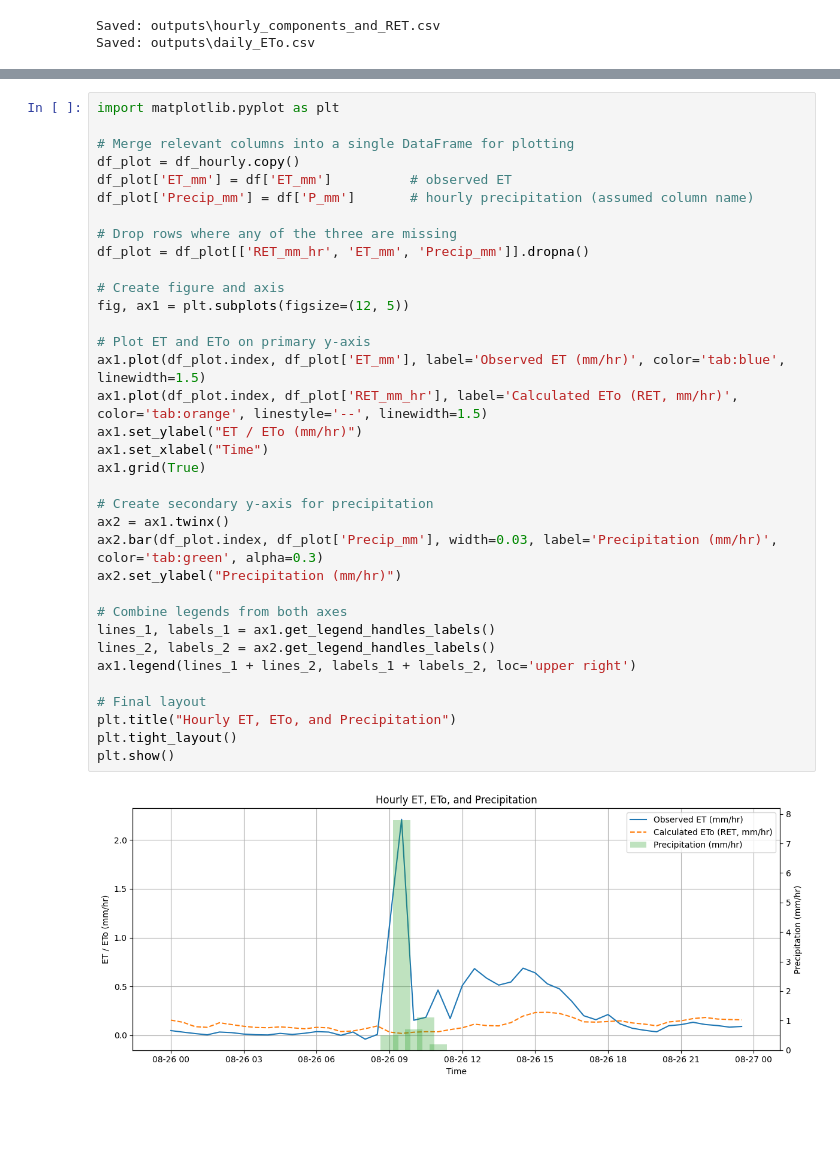
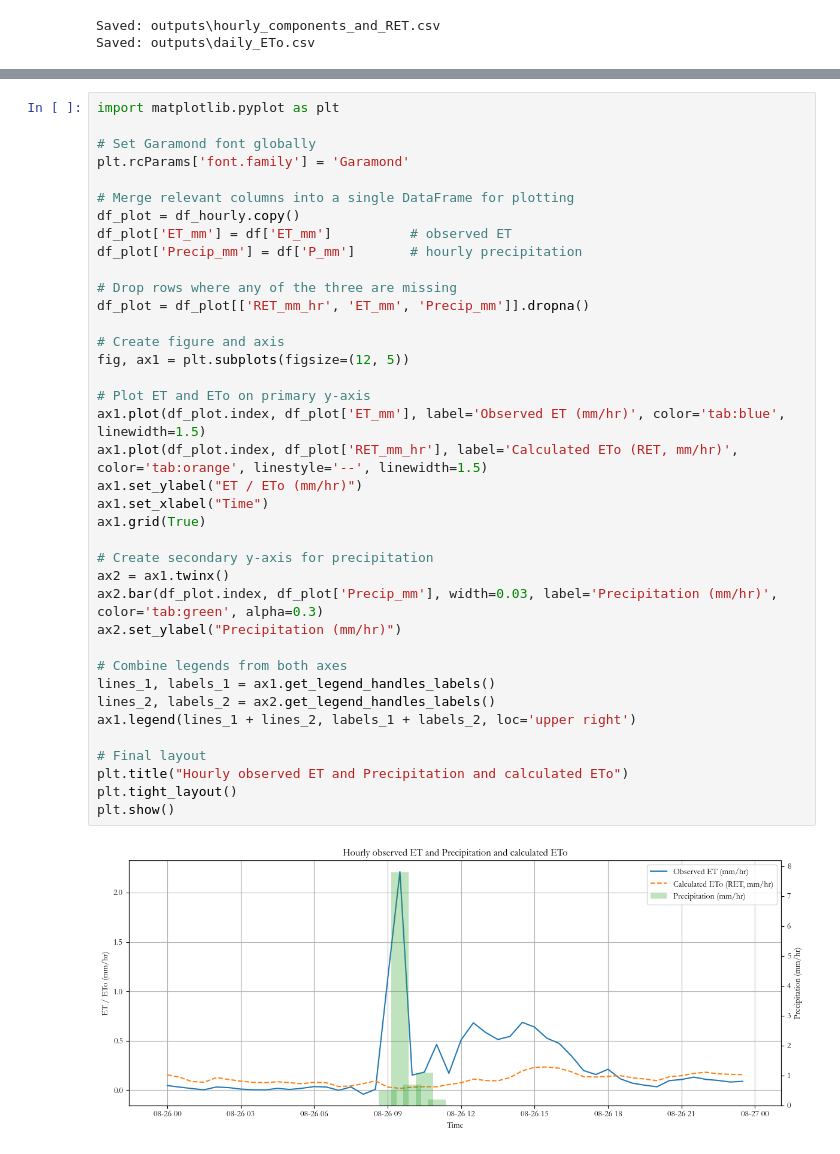
Before and after one commit to RuiGao9/ET_Learning_Notes, a Jupyter notebook: main.ipynb, the cells around one changed output, grey strips where cells are left out. Saved outputs shown, nothing was run; the diff lists cells and outputs as text; blank space fills up the shorter version.

```diff
--- a/main.ipynb
+++ b/main.ipynb
@@ -178,37 +110,40 @@ plt.show()
 # %%
 import matplotlib.pyplot as plt
+
+# Set Garamond font globally
+plt.rcParams['font.family'] = 'Garamond'
 
 # Merge relevant columns into a single DataFrame for plotting
 df_plot = df_hourly.copy()
 df_plot['ET_mm'] = df['ET_mm']          # observed ET
-df_plot['Precip_mm'] = df['P_mm']       # hourly precipitation (assumed column name)
+df_plot['Precip_mm'] = df['P_mm']       # hourly precipitation
 
 # Drop rows where any of the three are missing
 df_plot = df_plot[['RET_mm_hr', 'ET_mm', 'Precip_mm']].dropna()
 
 # Create figure and axis
 fig, ax1 = plt.subplots(figsize=(12, 5))
 
 # Plot ET and ETo on primary y-axis
 ax1.plot(df_plot.index, df_plot['ET_mm'], label='Observed ET (mm/hr)', color='tab:blue', linewidth=1.5)
 ax1.plot(df_plot.index, df_plot['RET_mm_hr'], label='Calculated ETo (RET, mm/hr)', color='tab:orange', linestyle='--', linewidth=1.5)
 ax1.set_ylabel("ET / ETo (mm/hr)")
 ax1.set_xlabel("Time")
 ax1.grid(True)
 
 # Create secondary y-axis for precipitation
 ax2 = ax1.twinx()
 ax2.bar(df_plot.index, df_plot['Precip_mm'], width=0.03, label='Precipitation (mm/hr)', color='tab:green', alpha=0.3)
 ax2.set_ylabel("Precipitation (mm/hr)")
 
 # Combine legends from both axes
 lines_1, labels_1 = ax1.get_legend_handles_labels()
 lines_2, labels_2 = ax2.get_legend_handles_labels()
 ax1.legend(lines_1 + lines_2, labels_1 + labels_2, loc='upper right')
 
 # Final layout
-plt.title("Hourly ET, ETo, and Precipitation")
+plt.title("Hourly observed ET and Precipitation and calculated ETo")
 plt.tight_layout()
 plt.show()
 # %% [output]
-[figure, old version]
+[figure, new version]
```
Also changed, not shown: parts of 5 cells of this notebook.
